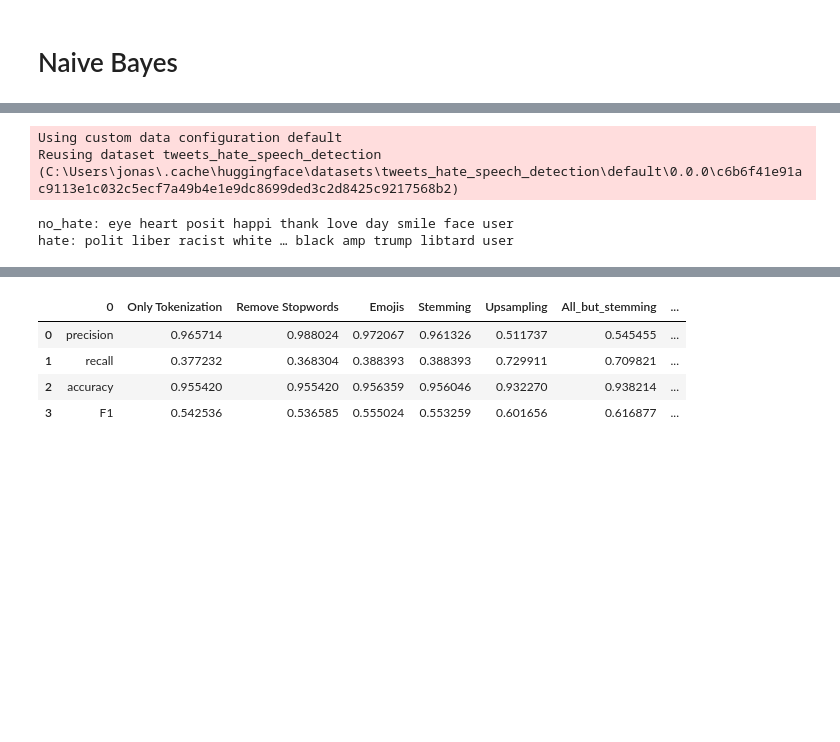
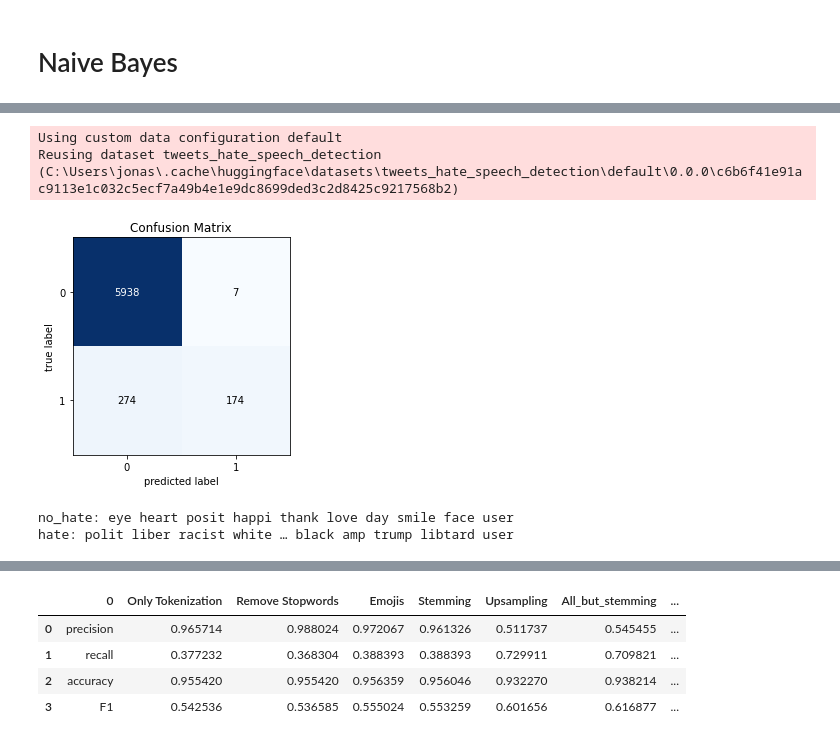
Before and after one commit to Aaron9812/Data_mining, a Jupyter notebook: notebooks/pipeline.ipynb, the cells around one changed output, grey strips where cells are left out. Cells and saved outputs as stored; diff of their text form; code cells hidden in the pictures; blank space fills up the shorter version.

```diff
--- a/notebooks/pipeline.ipynb
+++ b/notebooks/pipeline.ipynb
@@ -87,14 +90,15 @@ hate: liberal racist politics white black … amp trump libtard user
 # %%
 # Remove Stopwords, Emojis, Stemming, No Upsampling
 tfidf, df_train, df_test = setup(rem_stop=True, do_stem=True, do_lem=False, split=True, upsample=False, do_emojis=True)
 mvb = train_mvb_bayes(df_train, tfidf)
 mn = train_mn_bayes(df_train, tfidf)
 results_mvb['Stemming'] = test_model(mvb, df_test, tfidf)
-results_mn['Stemming'] = test_model(mn, df_test, tfidf)
+results_mn['Stemming'] = test_model(mn, df_test, tfidf, plt_confusion = True)
 get_impact_words(df_train, tfidf)
 # %% [output]
 Using custom data configuration default
 Reusing dataset tweets_hate_speech_detection (C:\Users\jonas\.cache\huggingface\datasets\tweets_hate_speech_detection\default\0.0.0\c6b6f41e91ac9113e1c032c5ecf7a49b4e1e9dc8699ded3c2d8425c9217568b2)
+[figure, added]
 no_hate: eye heart posit happi thank love day smile face user
 hate: polit liber racist white … black amp trump libtard user
 # %%
```
Also changed, not shown: parts of 10 cells of this notebook, 1 other file.
